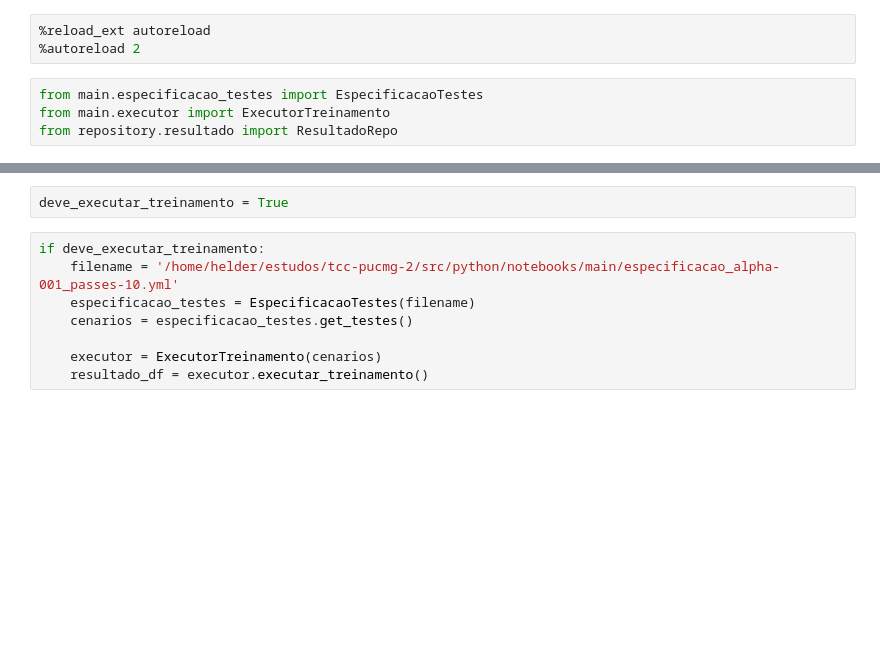
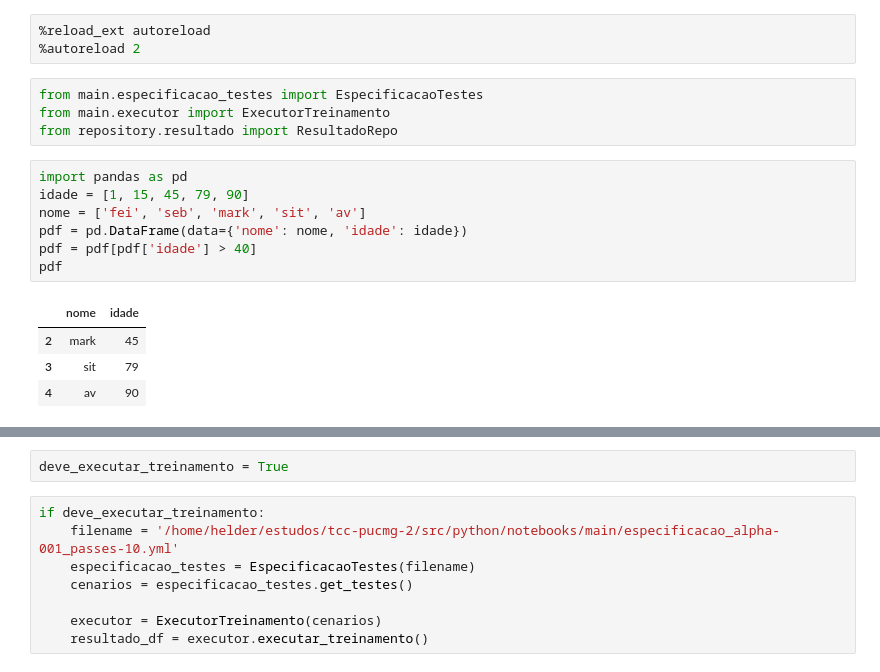
Before and after one commit to heldergr/tcc-pucmg-2, a Jupyter notebook: src/python/notebooks/nerds-viajantes-lda-gensim-executor.ipynb, the cells around one changed output, grey strips where cells are left out. Drawn from its saved outputs; the diff is of its cells as text; blank space fills up the shorter version.

```diff
--- a/src/python/notebooks/nerds-viajantes-lda-gensim-executor.ipynb
+++ b/src/python/notebooks/nerds-viajantes-lda-gensim-executor.ipynb
@@ -5,6 +5,18 @@
 from main.especificacao_testes import EspecificacaoTestes
 from main.executor import ExecutorTreinamento
 from repository.resultado import ResultadoRepo
+# %%
+import pandas as pd
+idade = [1, 15, 45, 79, 90]
+nome = ['fei', 'seb', 'mark', 'sit', 'av']
+pdf = pd.DataFrame(data={'nome': nome, 'idade': idade})
+pdf = pdf[pdf['idade'] > 40]
+pdf
+# %% [output]
+|  | nome | idade |
+| 2 | mark | 45 |
+| 3 | sit | 79 |
+| 4 | av | 90 |
 # %% [markdown]
 ## Executar treinamento com código reusável
 
```
Also changed, not shown: parts of 1 cell of this notebook, 11 other files.
